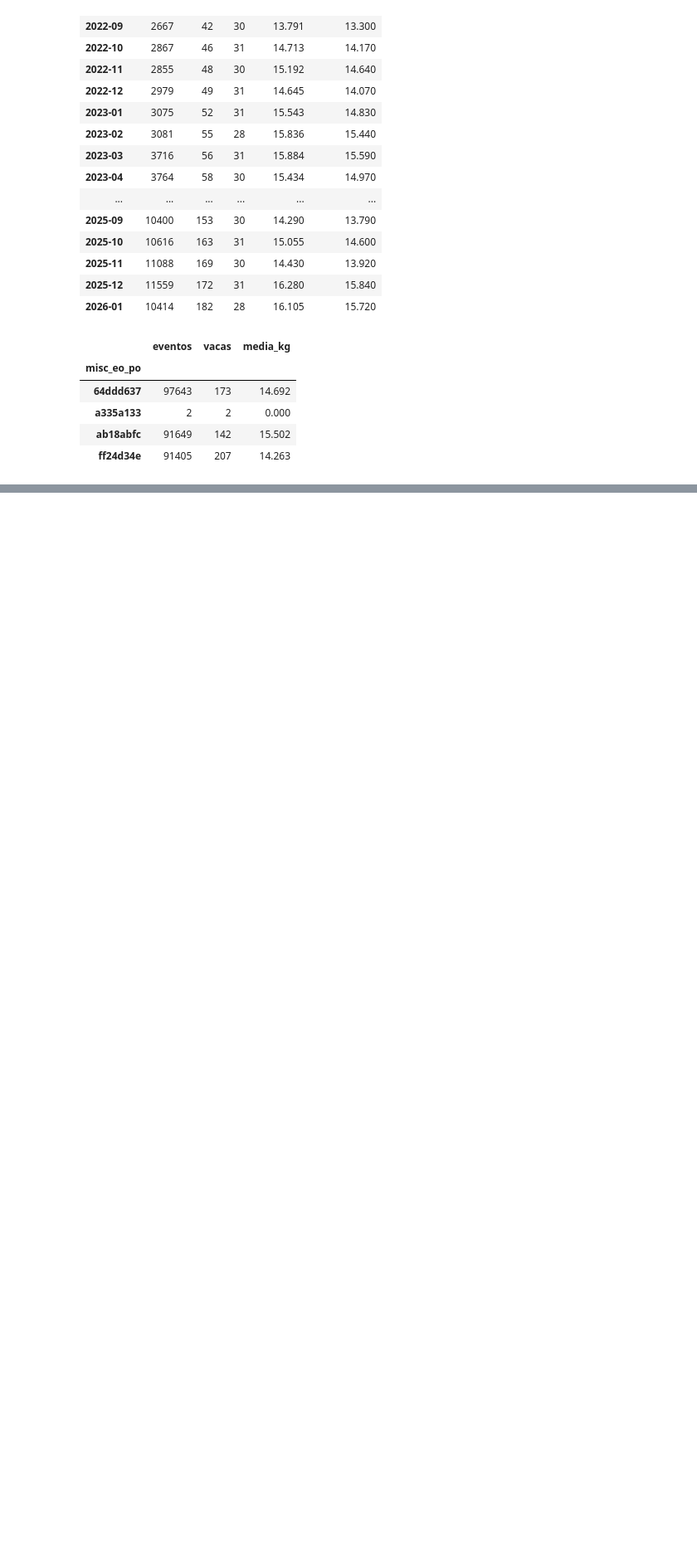
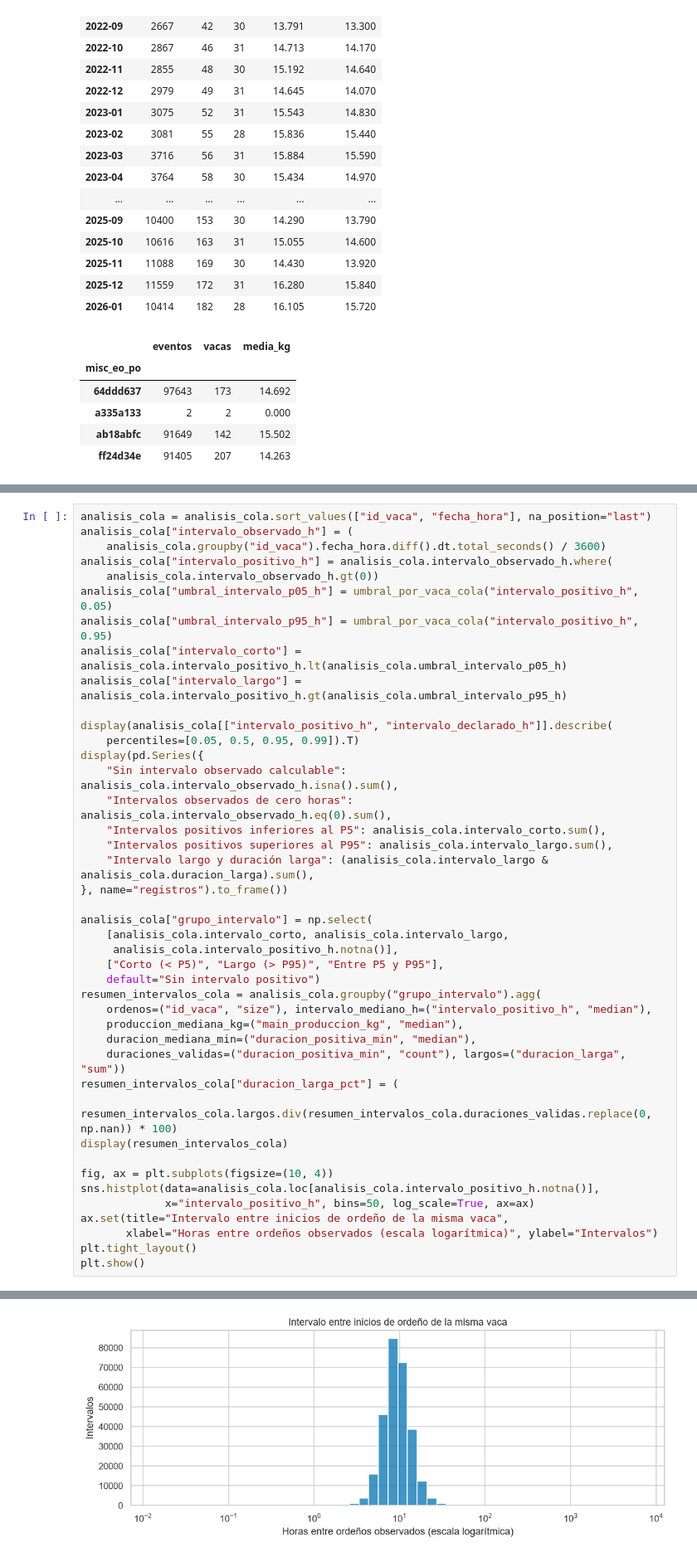
Before and after one commit to EmilioQuinonez/VACAS_IA, a Jupyter notebook: src/DU/eda_yael.ipynb, the cells around one changed output, grey strips where cells are left out. Shown at 83% size. Drawn from its saved outputs; the diff is of its cells as text; blank space fills up the shorter version.

```diff
--- a/src/DU/eda_yael.ipynb
+++ b/src/DU/eda_yael.ipynb
@@ -1019,0 +679,43 @@ El cuarto con más etiquetas de patada es **TD** (7.19% de los registros). El cu
+# %%
+analisis_cola = analisis_cola.sort_values(["id_vaca", "fecha_hora"], na_position="last")
+analisis_cola["intervalo_observado_h"] = (
+    analisis_cola.groupby("id_vaca").fecha_hora.diff().dt.total_seconds() / 3600)
+analisis_cola["intervalo_positivo_h"] = analisis_cola.intervalo_observado_h.where(
+    analisis_cola.intervalo_observado_h.gt(0))
+analisis_cola["umbral_intervalo_p05_h"] = umbral_por_vaca_cola("intervalo_positivo_h", 0.05)
+analisis_cola["umbral_intervalo_p95_h"] = umbral_por_vaca_cola("intervalo_positivo_h", 0.95)
+analisis_cola["intervalo_corto"] = analisis_cola.intervalo_positivo_h.lt(analisis_cola.umbral_intervalo_p05_h)
+analisis_cola["intervalo_largo"] = analisis_cola.intervalo_positivo_h.gt(analisis_cola.umbral_intervalo_p95_h)
+
+display(analisis_cola[["intervalo_positivo_h", "intervalo_declarado_h"]].describe(
+    percentiles=[0.05, 0.5, 0.95, 0.99]).T)
+display(pd.Series({
+    "Sin intervalo observado calculable": analisis_cola.intervalo_observado_h.isna().sum(),
+    "Intervalos observados de cero horas": analisis_cola.intervalo_observado_h.eq(0).sum(),
+    "Intervalos positivos inferiores al P5": analisis_cola.intervalo_corto.sum(),
+    "Intervalos positivos superiores al P95": analisis_cola.intervalo_largo.sum(),
+    "Intervalo largo y duración larga": (analisis_cola.intervalo_largo & analisis_cola.duracion_larga).sum(),
+}, name="registros").to_frame())
+
+analisis_cola["grupo_intervalo"] = np.select(
+    [analisis_cola.intervalo_corto, analisis_cola.intervalo_largo,
+     analisis_cola.intervalo_positivo_h.notna()],
+    ["Corto (< P5)", "Largo (> P95)", "Entre P5 y P95"],
+    default="Sin intervalo positivo")
+resumen_intervalos_cola = analisis_cola.groupby("grupo_intervalo").agg(
+    ordenos=("id_vaca", "size"), intervalo_mediano_h=("intervalo_positivo_h", "median"),
+    produccion_mediana_kg=("main_produccion_kg", "median"),
+    duracion_mediana_min=("duracion_positiva_min", "median"),
+    duraciones_validas=("duracion_positiva_min", "count"), largos=("duracion_larga", "sum"))
+resumen_intervalos_cola["duracion_larga_pct"] = (
+    resumen_intervalos_cola.largos.div(resumen_intervalos_cola.duraciones_validas.replace(0, np.nan)) * 100)
+display(resumen_intervalos_cola)
+
+fig, ax = plt.subplots(figsize=(10, 4))
+sns.histplot(data=analisis_cola.loc[analisis_cola.intervalo_positivo_h.notna()],
+             x="intervalo_positivo_h", bins=50, log_scale=True, ax=ax)
+ax.set(title="Intervalo entre inicios de ordeño de la misma vaca",
+       xlabel="Horas entre ordeños observados (escala logarítmica)", ylabel="Intervalos")
+plt.tight_layout()
+plt.show()
+# %% [output]
@@ -1019,0 +737 @@ El cuarto con más etiquetas de patada es **TD** (7.19% de los registros). El cu
+[figure, added]
```
Also changed, not shown: parts of 28 cells of this notebook.
